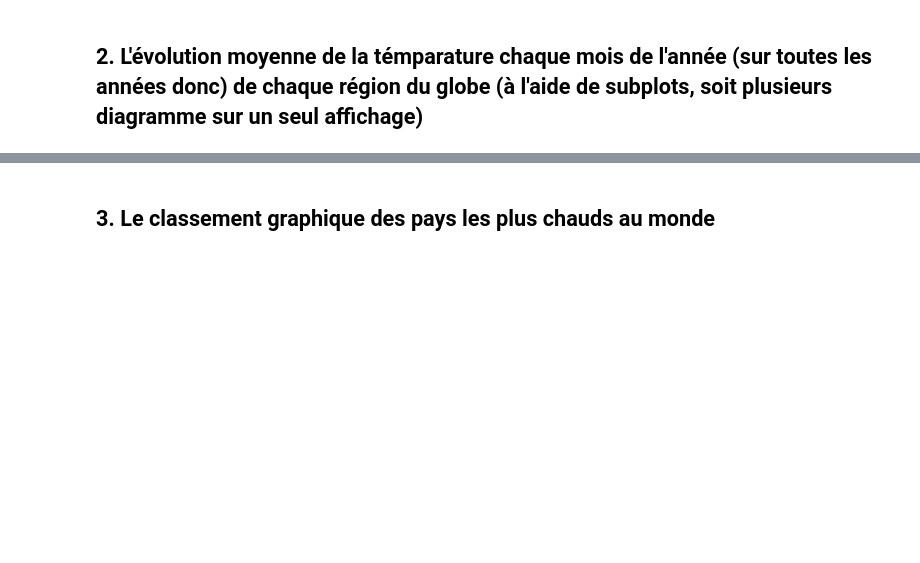
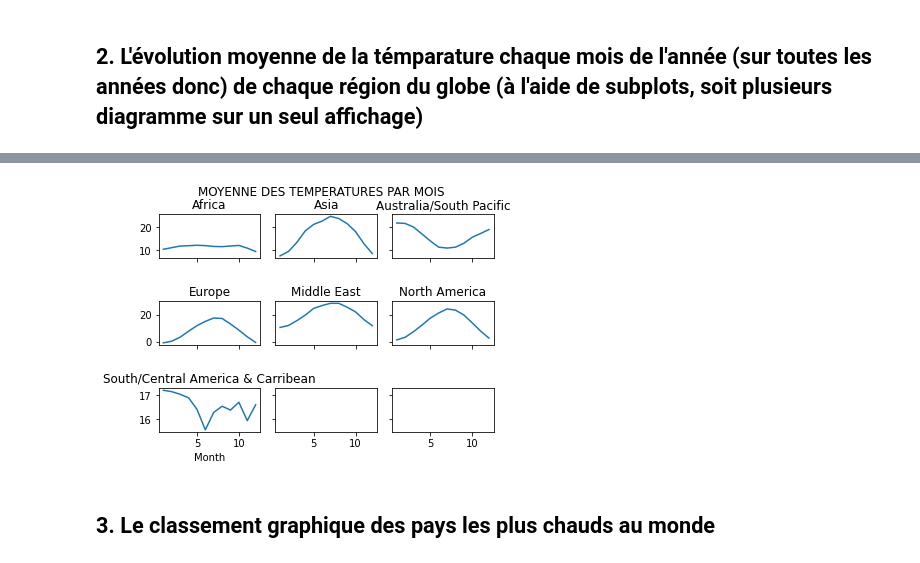
Before and after one commit to Twizzle1997/climatologie, a Jupyter notebook: notebook.ipynb, the cells around one changed output, grey strips where cells are left out. Saved outputs shown, nothing was run; the diff lists cells and outputs as text; code cells hidden in the pictures; blank space fills up the shorter version.

```diff
--- a/notebook.ipynb
+++ b/notebook.ipynb
@@ -119,3 +136,20 @@ temp_france.to_csv(CURATED_PATH + 'requete1.csv')
+# %%
+groupby_regions = global_dataset.groupby('Region')
+
+fig, axs = plt.subplots(ncols=3, nrows=3, sharex='col', sharey='row', gridspec_kw={'hspace': 1, 'wspace': 0.15})
+fig.suptitle("MOYENNE DES TEMPERATURES PAR MOIS")
+fig.legend
+
+axs = axs.flat
+
+for region, ax in zip(groupby_regions, axs):
+    ax.set_title(region[0])
+    region[1].groupby('Month').agg({'AvgTemperature': 'mean'}).plot(ax=ax, label=False)
+    ax.get_legend().remove()
+
+plt.show()
+# %% [output]
+[figure, added]
 # %% [markdown]
 ## 3. Le classement graphique des pays les plus chauds au monde
 # %% [markdown]
```
Also changed, not shown: parts of 5 cells of this notebook.
